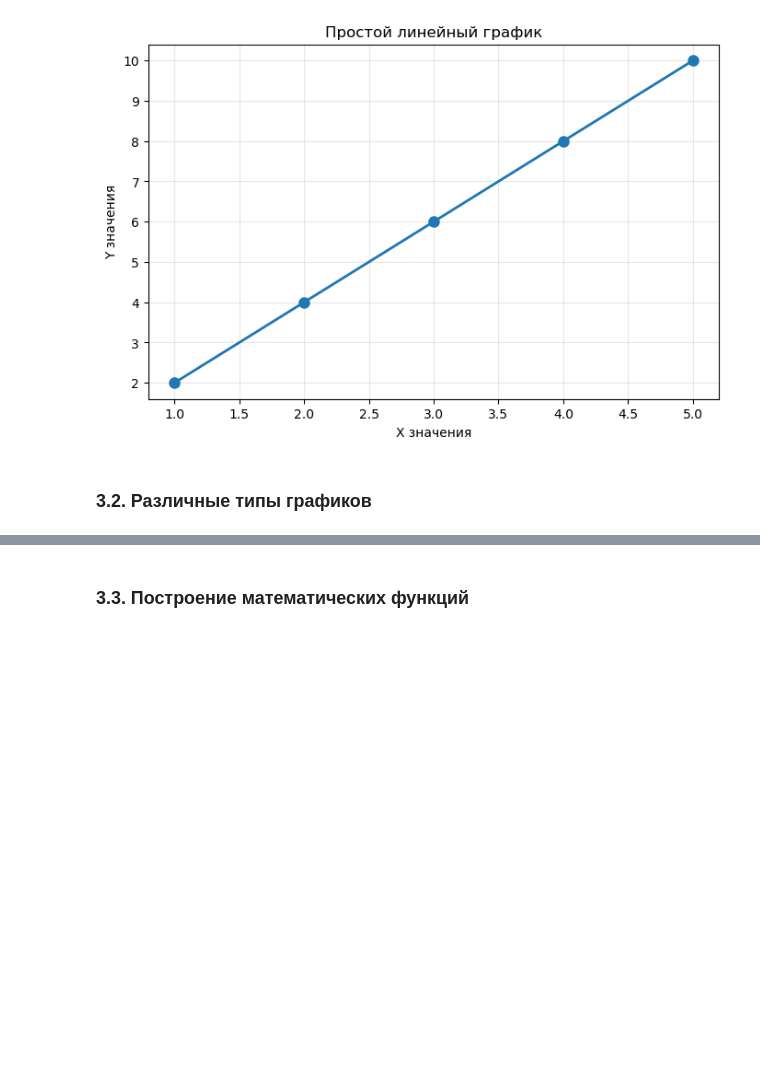
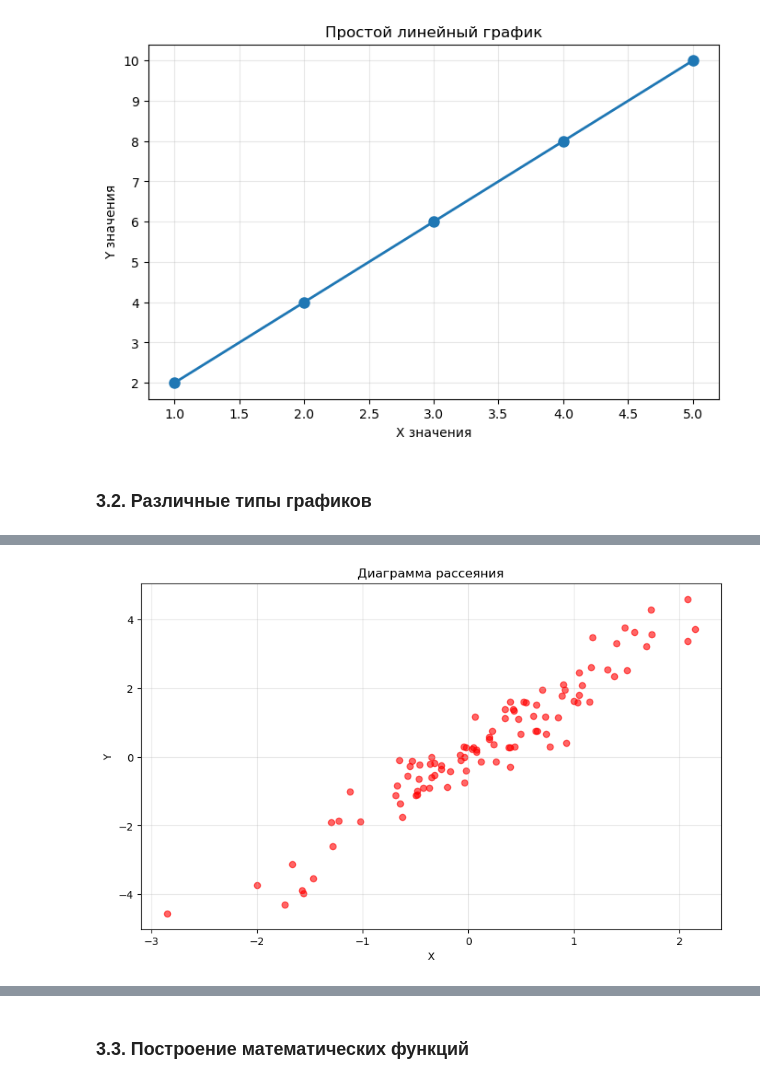
Before and after one commit to StephanOlizko/CheLKSH_2025, a Jupyter notebook: ML/1/jupiter_numpy_matplotlib_pandas.ipynb, the cells around one changed output, grey strips where cells are left out. Drawn from its saved outputs; the diff is of its cells as text; code cells hidden in the pictures; blank space fills up the shorter version.

```diff
--- a/ML/1/jupiter_numpy_matplotlib_pandas.ipynb
+++ b/ML/1/jupiter_numpy_matplotlib_pandas.ipynb
@@ -424,0 +248,13 @@ plt.show()
+# %%
+# 3. Диаграмма рассеяния
+x_scatter = np.random.randn(100)
+y_scatter = 2 * x_scatter + np.random.randn(100) * 0.5
+plt.figure(figsize=(10, 6))
+plt.scatter(x_scatter, y_scatter, alpha=0.6, c='red')
+plt.title('Диаграмма рассеяния')
+plt.xlabel('X')
+plt.ylabel('Y')
+plt.grid(True, alpha=0.3)
+plt.show()
+# %% [output]
+[figure, added]
```
Also changed, not shown: parts of 49 cells of this notebook, 8 other files.
